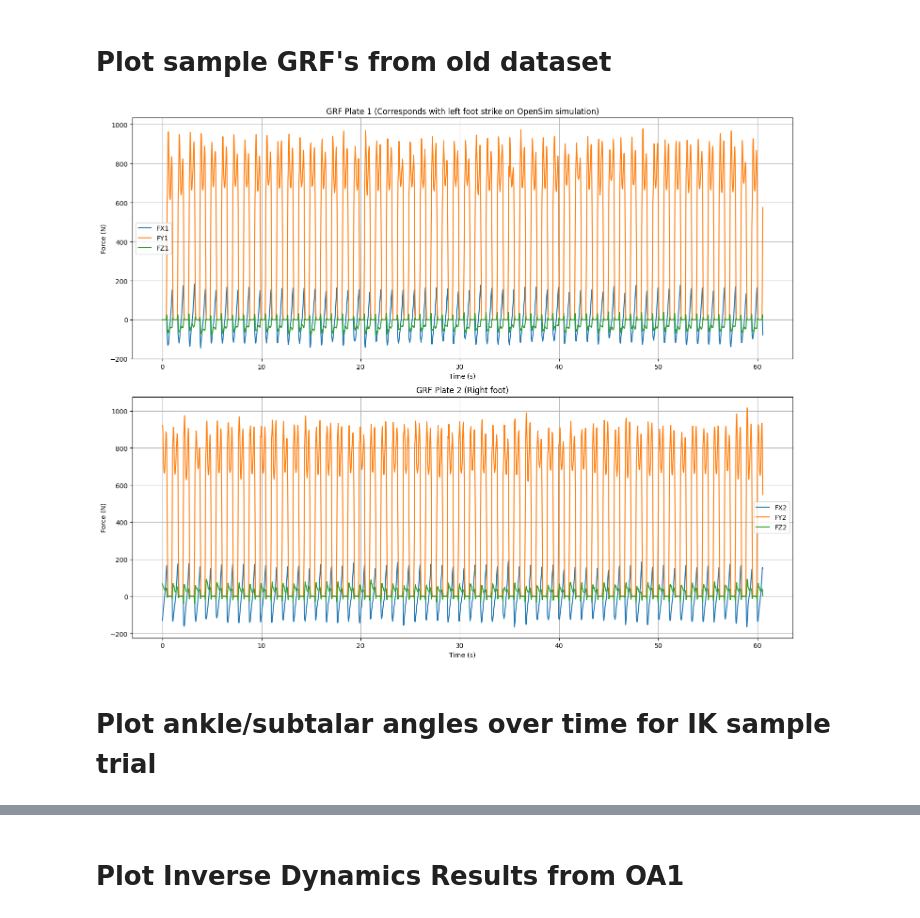
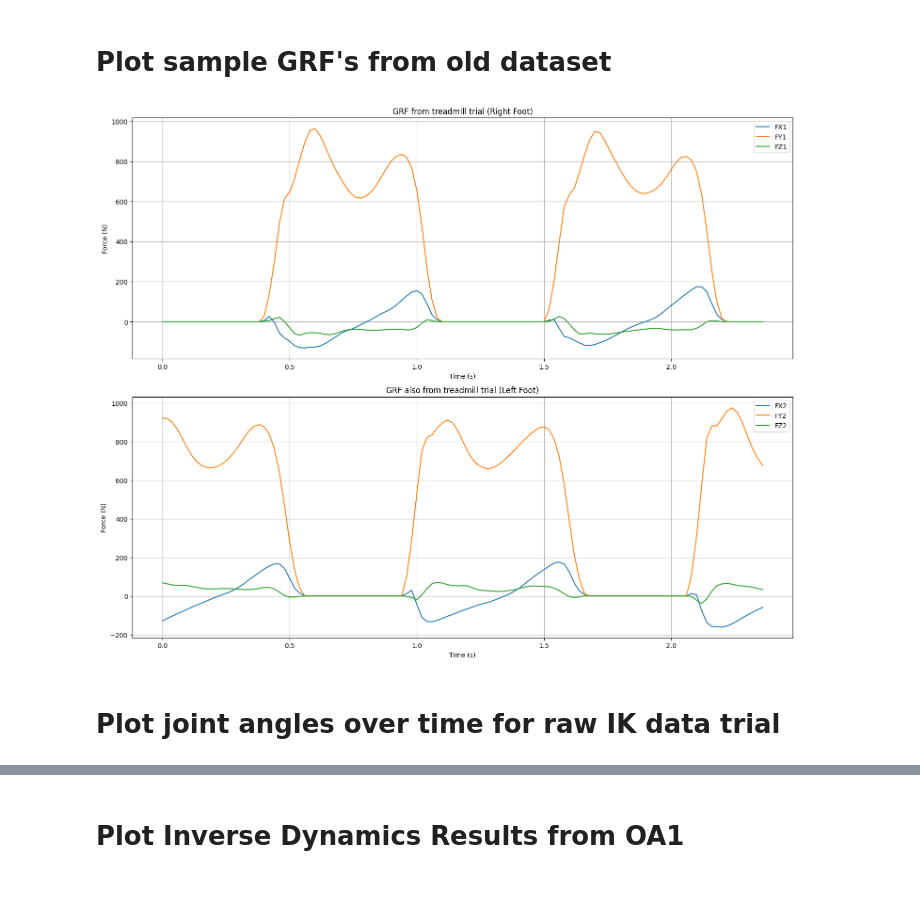
Before and after one commit to anth0nyhle/GRFMuscleModel, a Jupyter notebook: scripts/OldYoung_DataVis.ipynb, the cells around one changed output, grey strips where cells are left out. Cells and saved outputs as stored; diff of their text form; code cells hidden in the pictures; blank space fills up the shorter version.

```diff
--- a/scripts/OldYoung_DataVis.ipynb
+++ b/scripts/OldYoung_DataVis.ipynb
@@ -70,43 +71,44 @@ grf_file = "/Users/briankeller/Desktop/GRFMuscleModel/data/Subject1/ExpmtlData/G
 with open(grf_file, 'r') as f:
     lines = f.readlines()
     header_line = lines[6].strip().lstrip('#').split('\t')
 
 # Now load the DataFrame using the cleaned header
 walking_baseline_df = pd.read_csv(grf_file, sep='\t', skiprows=7, names=header_line)
 
 # If the first column is not time, add a synthetic one
 if 'time' not in walking_baseline_df.columns[0].lower():
     walking_baseline_df.insert(0, 'time', range(len(walking_baseline_df)))
-
+#create a subset that is in the same time frame as the Old Young walking trials
+walking_baseline_df_subset = walking_baseline_df[walking_baseline_df['time'] < 2.37]
 # Set up plotting
 plt.figure(figsize=(15, 12))
 
 # Plot forces from plate 1 (assumed Right)
 plt.subplot(2, 1, 1)
-plt.plot(walking_baseline_df['time'], walking_baseline_df['ground_force_vx'], label='FX1')
-plt.plot(walking_baseline_df['time'], walking_baseline_df['ground_force_vy'], label='FY1')
-plt.plot(walking_baseline_df['time'], walking_baseline_df['ground_force_vz'], label='FZ1')
-plt.title('GRF from treadmill trial')
+plt.plot(walking_baseline_df_subset['time'], walking_baseline_df_subset['ground_force_vx'], label='FX1')
+plt.plot(walking_baseline_df_subset['time'], walking_baseline_df_subset['ground_force_vy'], label='FY1')
+plt.plot(walking_baseline_df_subset['time'], walking_baseline_df_subset['ground_force_vz'], label='FZ1')
+plt.title('GRF from treadmill trial (Right Foot)')
 plt.xlabel('Time (s)')
 plt.ylabel('Force (N)')
 plt.legend()
 plt.grid(True)
 
 # Plot forces from plate 2 (assumed Left)
 plt.subplot(2, 1, 2)
-plt.plot(walking_baseline_df['time'], walking_baseline_df['1_ground_force_vx'], label='FX2')
-plt.plot(walking_baseline_df['time'], walking_baseline_df['1_ground_force_vy'], label='FY2')
-plt.plot(walking_baseline_df['time'], walking_baseline_df['1_ground_force_vz'], label='FZ2')
-plt.title('GRF also from treadmill trial')
+plt.plot(walking_baseline_df_subset['time'], walking_baseline_df_subset['1_ground_force_vx'], label='FX2')
+plt.plot(walking_baseline_df_subset['time'], walking_baseline_df_subset['1_ground_force_vy'], label='FY2')
+plt.plot(walking_baseline_df_subset['time'], walking_baseline_df_subset['1_ground_force_vz'], label='FZ2')
+plt.title('GRF also from treadmill trial (Left Foot)')
 plt.xlabel('Time (s)')
 plt.ylabel('Force (N)')
 plt.legend()
 plt.grid(True)
 
 plt.tight_layout()
 plt.show()
 # %% [output]
-[figure, old version]
+[figure, new version]
 # %% [markdown]
-# Plot ankle/subtalar angles over time for IK sample trial
+# Plot joint angles over time for raw IK data trial
 # %%
```
Also changed, not shown: parts of 13 cells of this notebook, 1 other file.
